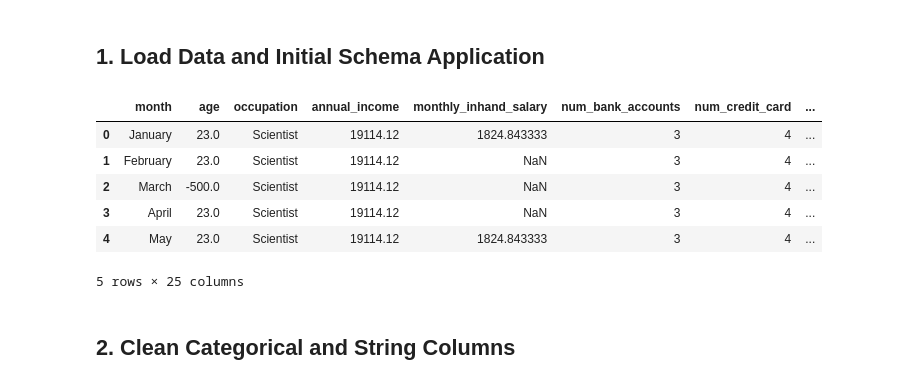
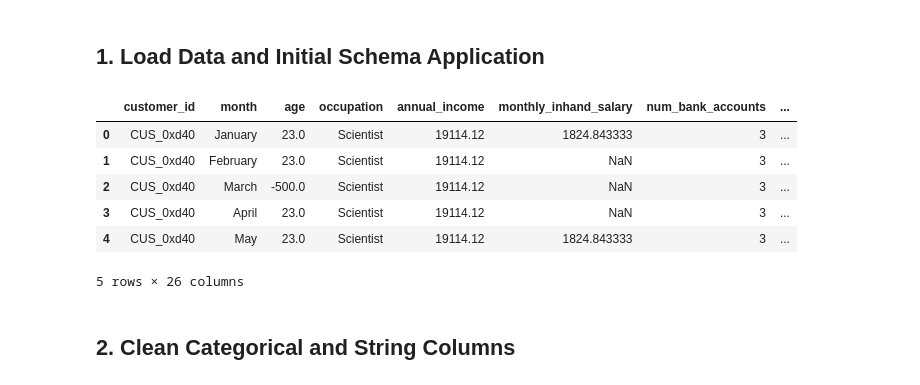
Before and after one commit to ArkadiyShuvaev/Customer-Risk-Prediction-from-Financial-Behavior, a Jupyter notebook: notebooks/01_data_preparation.ipynb, the cells around one changed output. Cells and saved outputs as stored; diff of their text form; code cells hidden in the pictures.

```diff
--- a/notebooks/01_data_preparation.ipynb
+++ b/notebooks/01_data_preparation.ipynb
@@ -20,39 +20,39 @@ import re
 # %%
 file_name = "train_raw.csv"
 
 # Define the schema for data types
 string_cols = [
     "customer_id", "month", "name", "ssn",
     "occupation", "type_of_loan", "credit_history_age",
     "credit_mix", "payment_of_min_amount", "payment_behaviour", "credit_score"
 ]
 
 # Read raw CSV without strict dtype enforcement for numeric columns
 df = pd.read_csv(file_name, na_values=["", "NA", "N/A", "NaN", "_______", "_", "!@9#%8"])
 
 # Convert column names to lower case
 df.columns = df.columns.str.lower()
 
 # Coerce numeric columns, turning errors into NaN
 for col in df.columns:
     if col not in string_cols:
         # .str.replace(',', '') - converts numbers 1,200 to 1200
         df[col] = pd.to_numeric(df[col].astype(str).str.replace(',', ''), errors="coerce")
 
 # Create a unique row_id and drop original identifiers
-if "id" in df.columns and "customer_id" in df.columns:
+if "id" in df.columns:
     df["row_id"] = df.index
-    df = df.drop(columns=["id", "customer_id", "ssn", "name"], errors="ignore")
+    df = df.drop(columns=["id", "ssn", "name"], errors="ignore")
 
 df.head()
 # %% [output]
-|  | month | age | occupation | annual_income | monthly_inhand_salary | num_bank_accounts | num_credit_card | ... |
-| 0 | January | 23.0 | Scientist | 19114.12 | 1824.843333 | 3 | 4 | ... |
-| 1 | February | 23.0 | Scientist | 19114.12 | NaN | 3 | 4 | ... |
-| 2 | March | -500.0 | Scientist | 19114.12 | NaN | 3 | 4 | ... |
-| 3 | April | 23.0 | Scientist | 19114.12 | NaN | 3 | 4 | ... |
-| 4 | May | 23.0 | Scientist | 19114.12 | 1824.843333 | 3 | 4 | ... |
+|  | customer_id | month | age | occupation | annual_income | monthly_inhand_salary | num_bank_accounts | ... |
+| 0 | CUS_0xd40 | January | 23.0 | Scientist | 19114.12 | 1824.843333 | 3 | ... |
+| 1 | CUS_0xd40 | February | 23.0 | Scientist | 19114.12 | NaN | 3 | ... |
+| 2 | CUS_0xd40 | March | -500.0 | Scientist | 19114.12 | NaN | 3 | ... |
+| 3 | CUS_0xd40 | April | 23.0 | Scientist | 19114.12 | NaN | 3 | ... |
+| 4 | CUS_0xd40 | May | 23.0 | Scientist | 19114.12 | 1824.843333 | 3 | ... |
-5 rows × 25 columns
+5 rows × 26 columns
 # %% [markdown]
 ## 2. Clean Categorical and String Columns
 # %%
```
Also changed, not shown: parts of 5 cells of this notebook, 1 other file.
